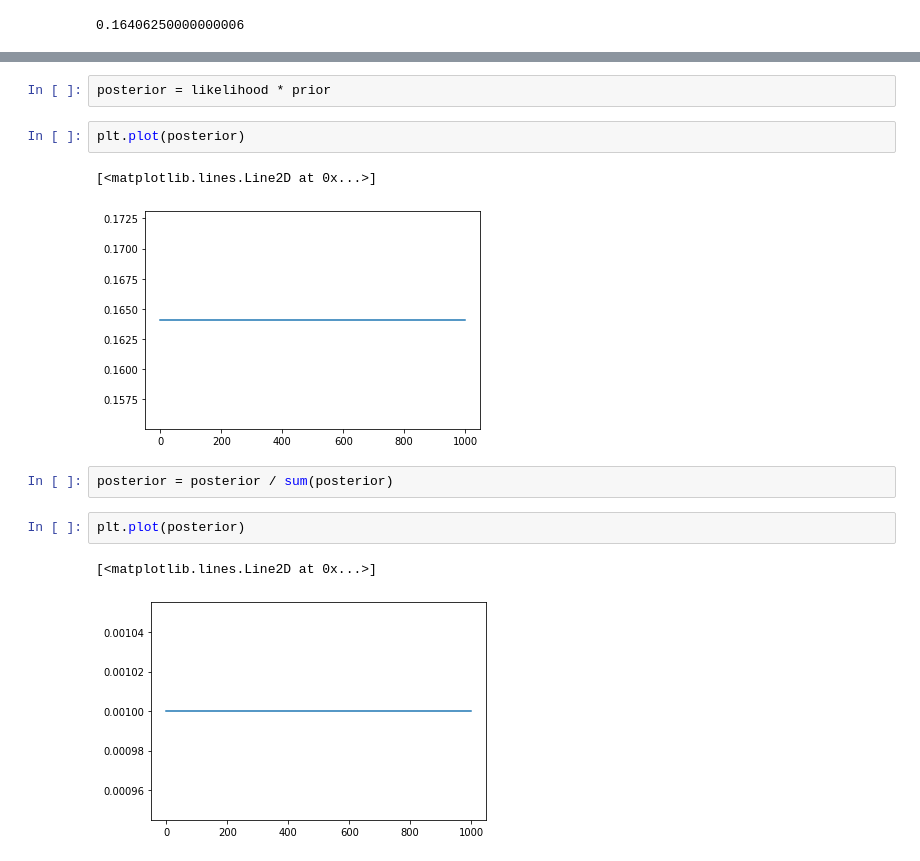
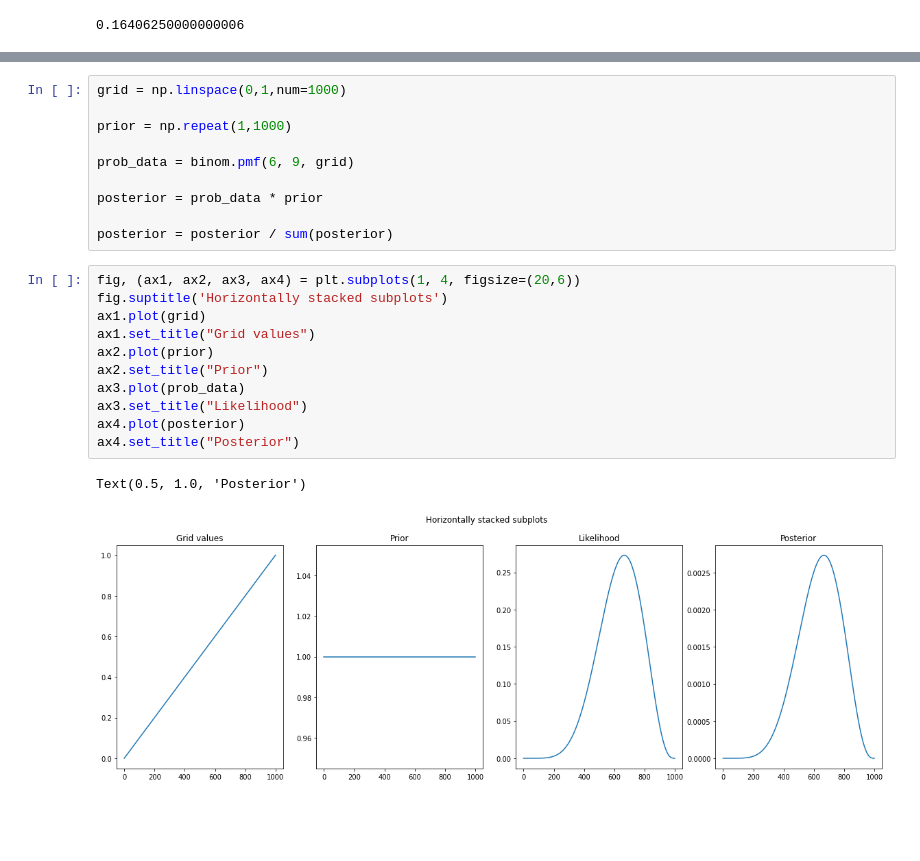
Before and after one commit to Sparrow0hawk/statistical-rethinking, a Jupyter notebook: notebooks/statistical_rethinking01.ipynb, the cells around one changed output, grey strips where cells are left out. Saved outputs shown, nothing was run; the diff lists cells and outputs as text; blank space fills up the shorter version.

Commit message:
updated with grid approximation work and sampling from posterior

```diff
--- a/notebooks/statistical_rethinking01.ipynb
+++ b/notebooks/statistical_rethinking01.ipynb
@@ -53,14 +37,24 @@ likelihood = binom.pmf(6, 9, 0.5)
-# %%
-posterior = likelihood * prior
-# %%
-plt.plot(posterior)
-# %% [output]
-[<matplotlib.lines.Line2D at 0x...>]
-[figure, removed]
-# %%
-posterior = posterior / sum(posterior)
-# %%
-plt.plot(posterior)
-# %% [output]
-[<matplotlib.lines.Line2D at 0x...>]
-[figure, removed]
+# %%
+grid = np.linspace(0,1,num=1000)
+
+prior = np.repeat(1,1000)
+
+prob_data = binom.pmf(6, 9, grid)
+
+posterior = prob_data * prior
+
+posterior = posterior / sum(posterior)
+# %%
+fig, (ax1, ax2, ax3, ax4) = plt.subplots(1, 4, figsize=(20,6))
+fig.suptitle('Horizontally stacked subplots')
+ax1.plot(grid)
+ax1.set_title("Grid values")
+ax2.plot(prior)
+ax2.set_title("Prior")
+ax3.plot(prob_data)
+ax3.set_title("Likelihood")
+ax4.plot(posterior)
+ax4.set_title("Posterior")
+# %% [output]
+Text(0.5, 1.0, 'Posterior')
+[figure, added]
```
Also changed, not shown: parts of 6 cells of this notebook.
